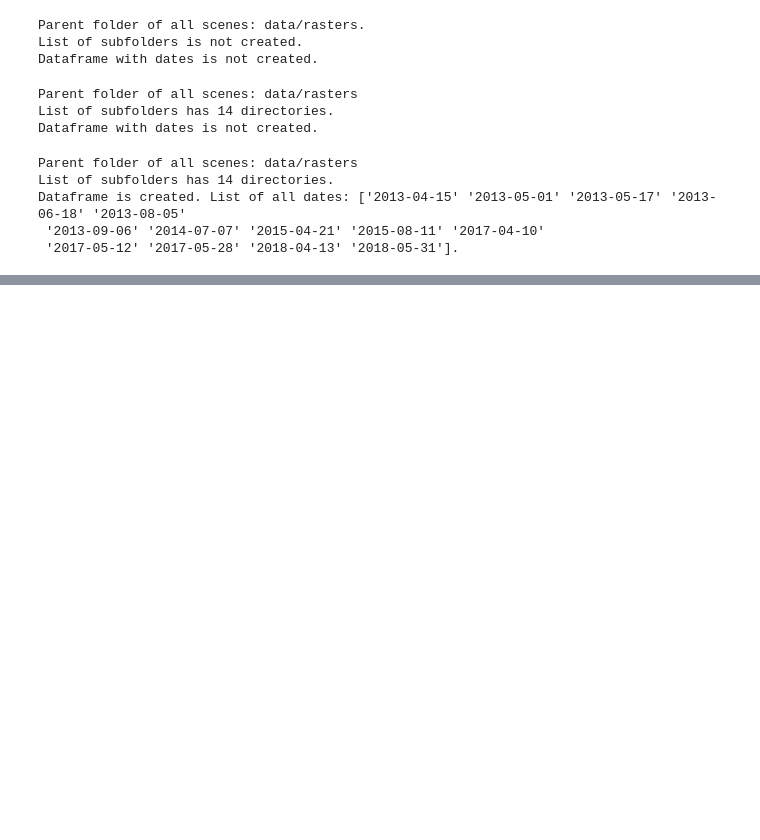
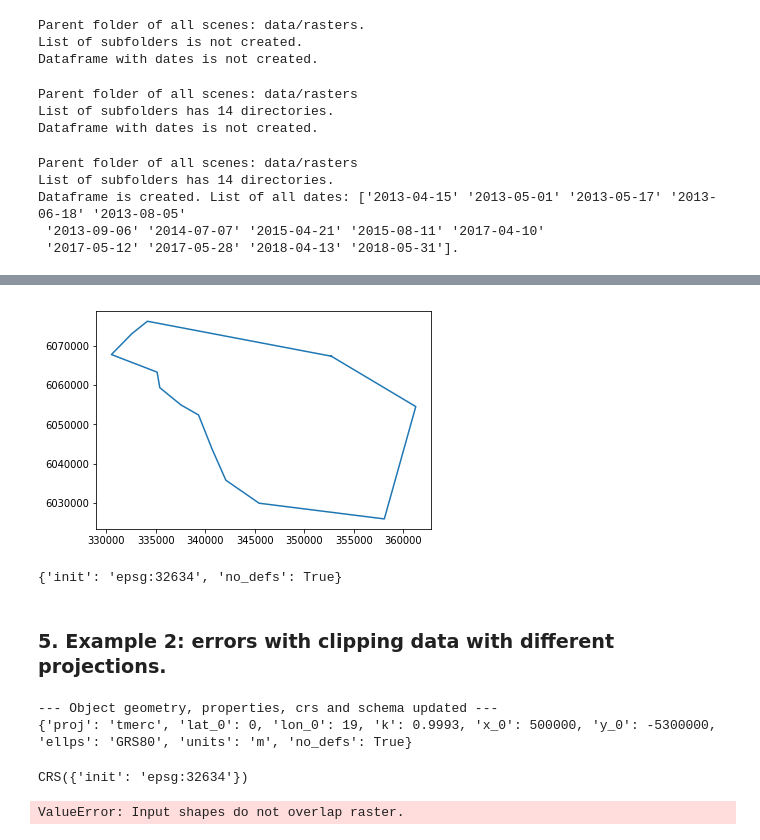
Before and after one commit to feleHaile/projections-clouds-and-Gdansk-Bay, a Jupyter notebook: algal_bloom_detection.ipynb, the cells around one changed output, grey strips where cells are left out. Drawn from its saved outputs; the diff is of its cells as text; code cells hidden in the pictures; blank space fills up the shorter version.

```diff
--- a/algal_bloom_detection.ipynb
+++ b/algal_bloom_detection.ipynb
@@ -145,0 +289,37 @@ Dataframe is created. List of all dates: ['2013-04-15' '2013-05-01' '2013-05-17'
+# %%
+df = algal_blooms.landsat_dataframe
+landsat_images = read_landsat_images(df['DIR'][0])
+epsg = get_epsg_from_raster(landsat_images[1])
+vn = vector_data.reproject_geometry(epsg, True)
+vector_data.show_vector_data()
+print(vector_data.vec_crs)
+# %% [output]
+[figure, added]
+{'init': 'epsg:32634', 'no_defs': True}
+# %% [markdown]
+### 5. Example 2: errors with clipping data with different projections.
+# %%
+# Read and prepare vector data
+
+vector_file = 'data/vector/zatoka_gdanska.shp'
+vector_data = VectorData(vector_file)
+vector_data.get_vector_data('geometry', True)
+print(vector_data.vec_crs)
+# %% [output]
+--- Object geometry, properties, crs and schema updated ---
+{'proj': 'tmerc', 'lat_0': 0, 'lon_0': 19, 'k': 0.9993, 'x_0': 500000, 'y_0': -5300000, 'ellps': 'GRS80', 'units': 'm', 'no_defs': True}
+# %%
+# Read raster file and check its crs
+
+with rio.open(landsat_images[1]) as f:
+    band_crs = f.crs
+
+print(band_crs)
+# %% [output]
+CRS({'init': 'epsg:32634'})
+# %%
+# Try to clip areas with different projections
+
+clip_area(vector_data.geometry, landsat_images[1], 'data/failed_test.tif')
+# %% [output]
+ValueError: Input shapes do not overlap raster.
```
Also changed, not shown: parts of 4 cells of this notebook.
